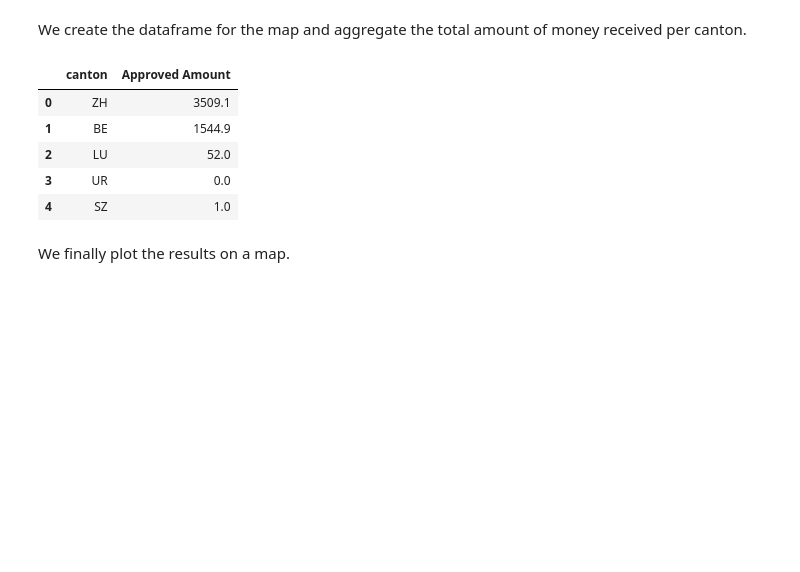
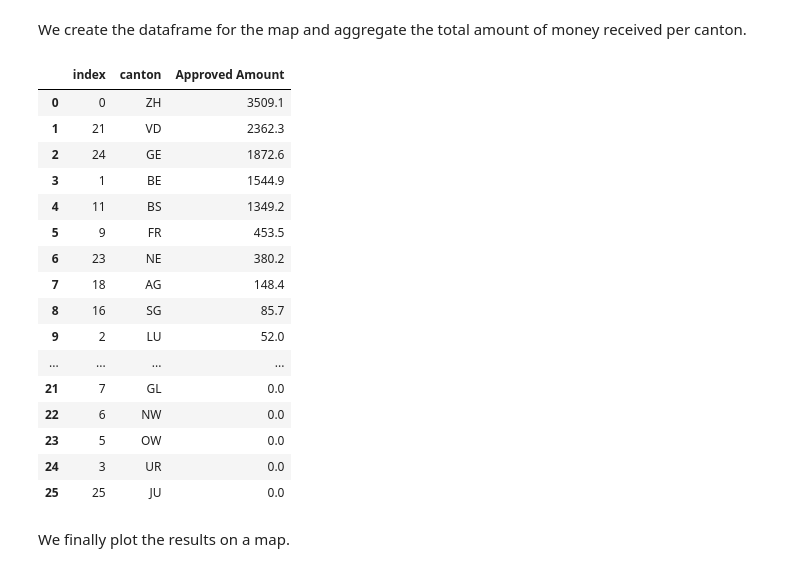
Before and after one commit to Rivollet/ADAHomework, a Jupyter notebook: 03 - Interactive Viz/Interactive Viz Notebook.ipynb, the cells around one changed output. Cells and saved outputs as stored; diff of their text form; code cells hidden in the pictures; blank space fills up the shorter version.

```diff
--- a/03 - Interactive Viz/Interactive Viz Notebook.ipynb
+++ b/03 - Interactive Viz/Interactive Viz Notebook.ipynb
@@ -307,28 +317,41 @@ We create the dataframe for the map and aggregate the total amount of money rece
 # %%
 df_per_canton = df[['canton', 'Approved Amount']]
 
 # remove data with no money indicated
 df_per_canton = df_per_canton[df_per_canton['Approved Amount'] != 'data not included in P3']
 
 # convert string to int and convert to MCHF, group by canton
 df_per_canton['Approved Amount'] = df_per_canton['Approved Amount'].apply(lambda x: round(float(x)/1e6, 1)) # convert to million
 df_per_canton = df_per_canton.groupby('canton').sum()
 
 # we need the dataframe to have all cantons, even if the money they receive is 0 CHF
 df_per_canton_H = pd.DataFrame({'canton': cantonNames, 'Approved Amount': 0})
 df_per_canton_H = df_per_canton_H.set_index(['canton'])
 df_per_canton_H.update(df_per_canton)
 df_per_canton = df_per_canton_H
 
 df_per_canton = df_per_canton.reset_index()
-df_per_canton.head()
+df_per_canton.sort_values('Approved Amount', ascending=False, inplace=True)
+df_per_canton = df_per_canton.reset_index()
+df_per_canton
 # %% [output]
-|  | canton | Approved Amount |
-| 0 | ZH | 3509.1 |
-| 1 | BE | 1544.9 |
-| 2 | LU | 52.0 |
-| 3 | UR | 0.0 |
-| 4 | SZ | 1.0 |
+|  | index | canton | Approved Amount |
+| 0 | 0 | ZH | 3509.1 |
+| 1 | 21 | VD | 2362.3 |
+| 2 | 24 | GE | 1872.6 |
+| 3 | 1 | BE | 1544.9 |
+| 4 | 11 | BS | 1349.2 |
+| 5 | 9 | FR | 453.5 |
+| 6 | 23 | NE | 380.2 |
+| 7 | 18 | AG | 148.4 |
+| 8 | 16 | SG | 85.7 |
+| 9 | 2 | LU | 52.0 |
+| ... | ... | ... | ... |
+| 21 | 7 | GL | 0.0 |
+| 22 | 6 | NW | 0.0 |
+| 23 | 5 | OW | 0.0 |
+| 24 | 3 | UR | 0.0 |
+| 25 | 25 | JU | 0.0 |
 # %% [markdown]
 We finally plot the results on a map.
 # %%
```
Also changed, not shown: parts of 16 cells of this notebook, 2 other files.
